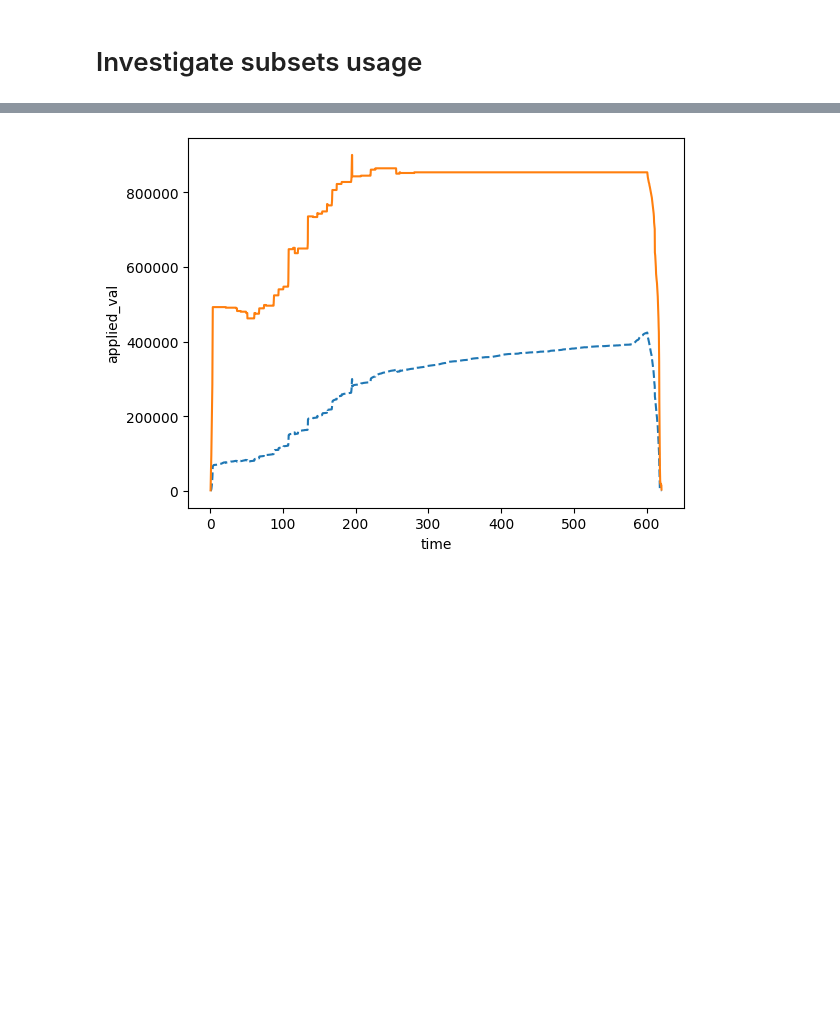
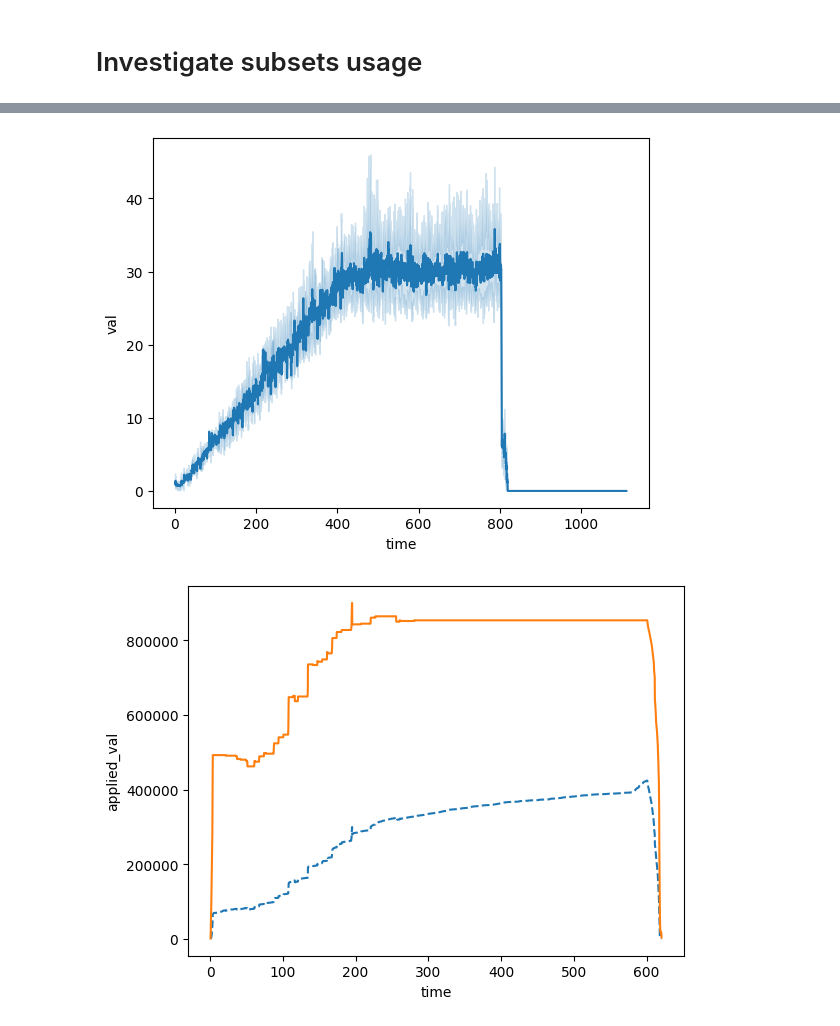
Before and after one commit to jacquetpi/VMSlack, a Jupyter notebook: investigation.ipynb, the cells around one changed output, grey strips where cells are left out. Cells and saved outputs as stored; diff of their text form; code cells hidden in the pictures; blank space fills up the shorter version.

```diff
--- a/investigation.ipynb
+++ b/investigation.ipynb
@@ -63,3 +94,20 @@ plt.gcf().savefig('figures/vNodes-evolution.pdf', bbox_inches='tight')
+# %%
+zoom_alloc  = subsets_cpu.rename(columns={"val": "_cores"})
+zoom_alloc.drop(['config'], axis=1, inplace=True)
+zoom_alloc['type'] = 'allocation'
+
+zoom_config = subsets_cpu.rename(columns={"config": "_cores"})
+zoom_config.drop(['val'], axis=1, inplace=True)
+zoom_config['type'] = 'usage'
+
+concat_df = pd.concat([zoom_alloc, zoom_config], ignore_index=True)
+concat_df.reset_index()
+
+g_val = sns.lineplot(data=subsets_cpu, x='time', y='val')
+#g_val = sns.lineplot(data=zoom_alloc, x='time', y='val', hue='subset', palette=palette, linestyle='--', alpha=0.5)
+#sns.lineplot(data=concat_df, x="time", y="_cores"
+# %% [output]
+[figure, added]
 # %%
 palette = sns.color_palette("Set2", subsets_mem['subset'].nunique())
 subsets_mem['applied_val'] = subsets_mem['val']*subsets_mem['config']
```
Also changed, not shown: parts of 3 cells of this notebook.
